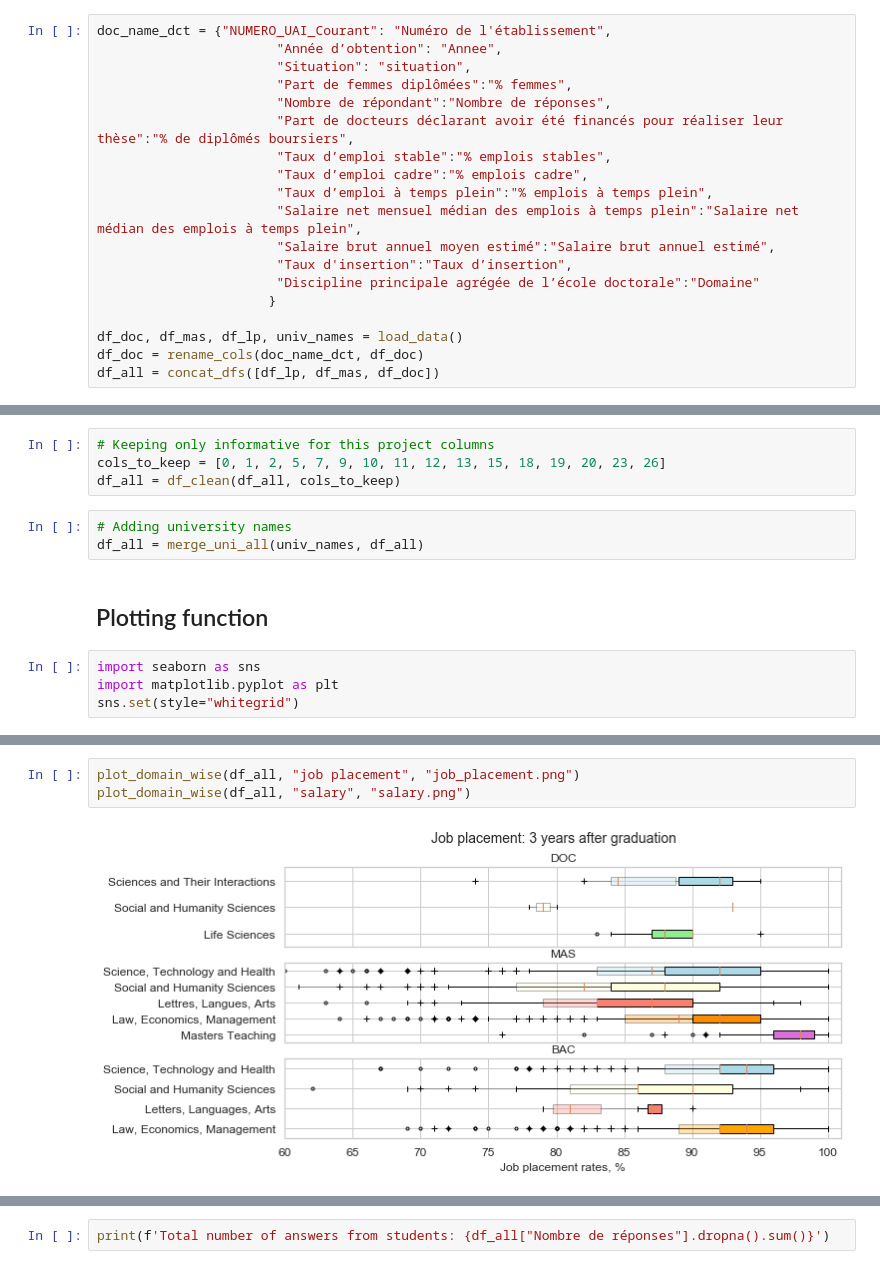
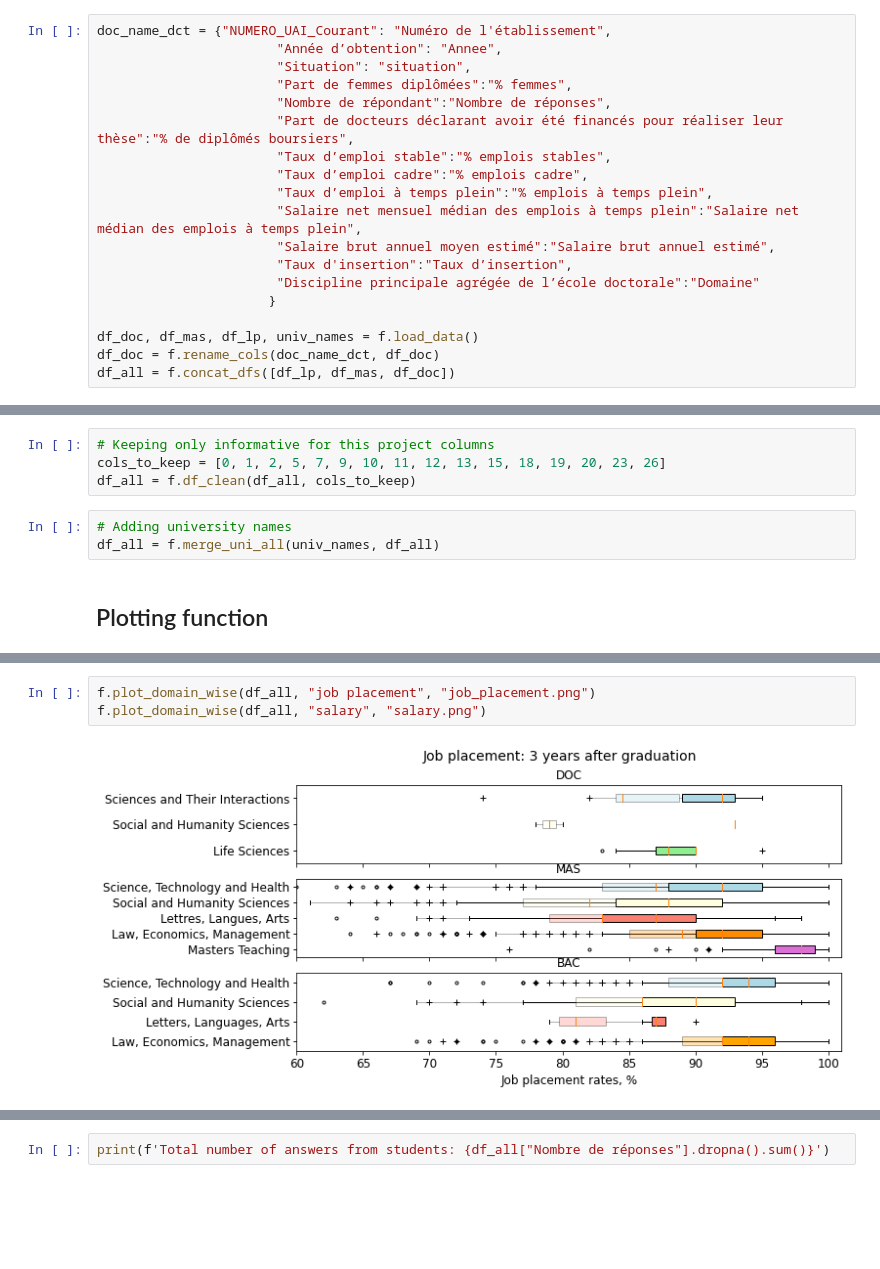
Before and after one commit to dilkinn/FrenchEducation, a Jupyter notebook: main_dataframes.ipynb, the cells around one changed output, grey strips where cells are left out. Cells and saved outputs as stored; diff of their text form; blank space fills up the shorter version.

```diff
--- a/main_dataframes.ipynb
+++ b/main_dataframes.ipynb
@@ -66,6 +22,6 @@ doc_name_dct = {"NUMERO_UAI_Courant": "Numéro de l'établissement",
                        "Discipline principale agrégée de l’école doctorale":"Domaine"
                       }
 
-df_doc, df_mas, df_lp, univ_names = load_data()
-df_doc = rename_cols(doc_name_dct, df_doc)
-df_all = concat_dfs([df_lp, df_mas, df_doc])
+df_doc, df_mas, df_lp, univ_names = f.load_data()
+df_doc = f.rename_cols(doc_name_dct, df_doc)
+df_all = f.concat_dfs([df_lp, df_mas, df_doc])
@@ -78,13 +28,9 @@ df_all = concat_dfs([df_lp, df_mas, df_doc])
 # %%
 # Keeping only informative for this project columns
 cols_to_keep = [0, 1, 2, 5, 7, 9, 10, 11, 12, 13, 15, 18, 19, 20, 23, 26]
-df_all = df_clean(df_all, cols_to_keep)
+df_all = f.df_clean(df_all, cols_to_keep)
 # %%
 # Adding university names
-df_all = merge_uni_all(univ_names, df_all)
+df_all = f.merge_uni_all(univ_names, df_all)
 # %% [markdown]
 ## Plotting function
-# %%
-import seaborn as sns
-import matplotlib.pyplot as plt
-sns.set(style="whitegrid")
@@ -226,5 +37,5 @@ def plot_domain_wise(df, plot_par, filename):
 # %%
-plot_domain_wise(df_all, "job placement", "job_placement.png")
-plot_domain_wise(df_all, "salary", "salary.png")
+f.plot_domain_wise(df_all, "job placement", "job_placement.png")
+f.plot_domain_wise(df_all, "salary", "salary.png")
 # %% [output]
-[figure, old version]
+[figure, new version]
```
Also changed, not shown: parts of 59 cells of this notebook, 7 other files.
